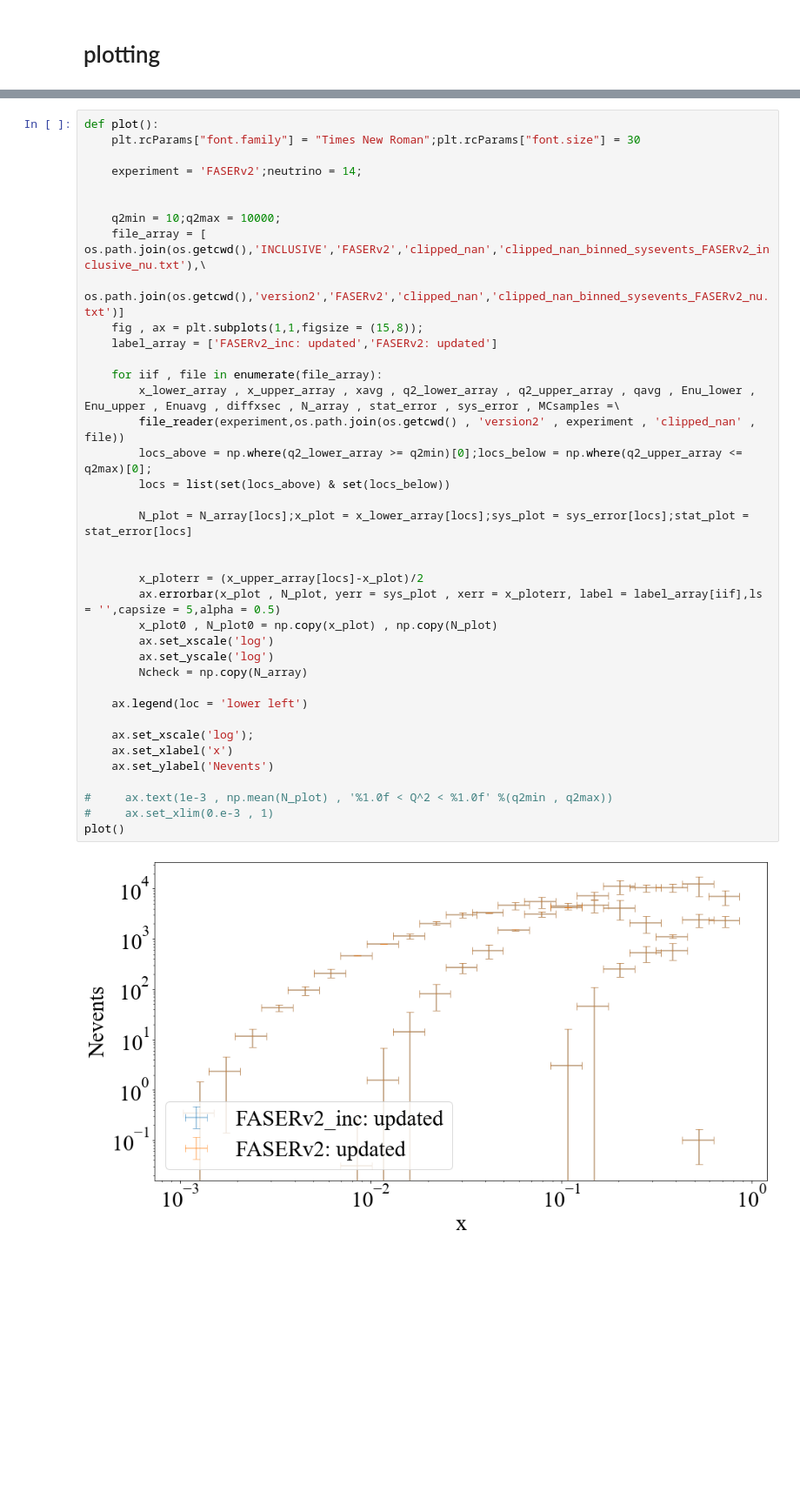
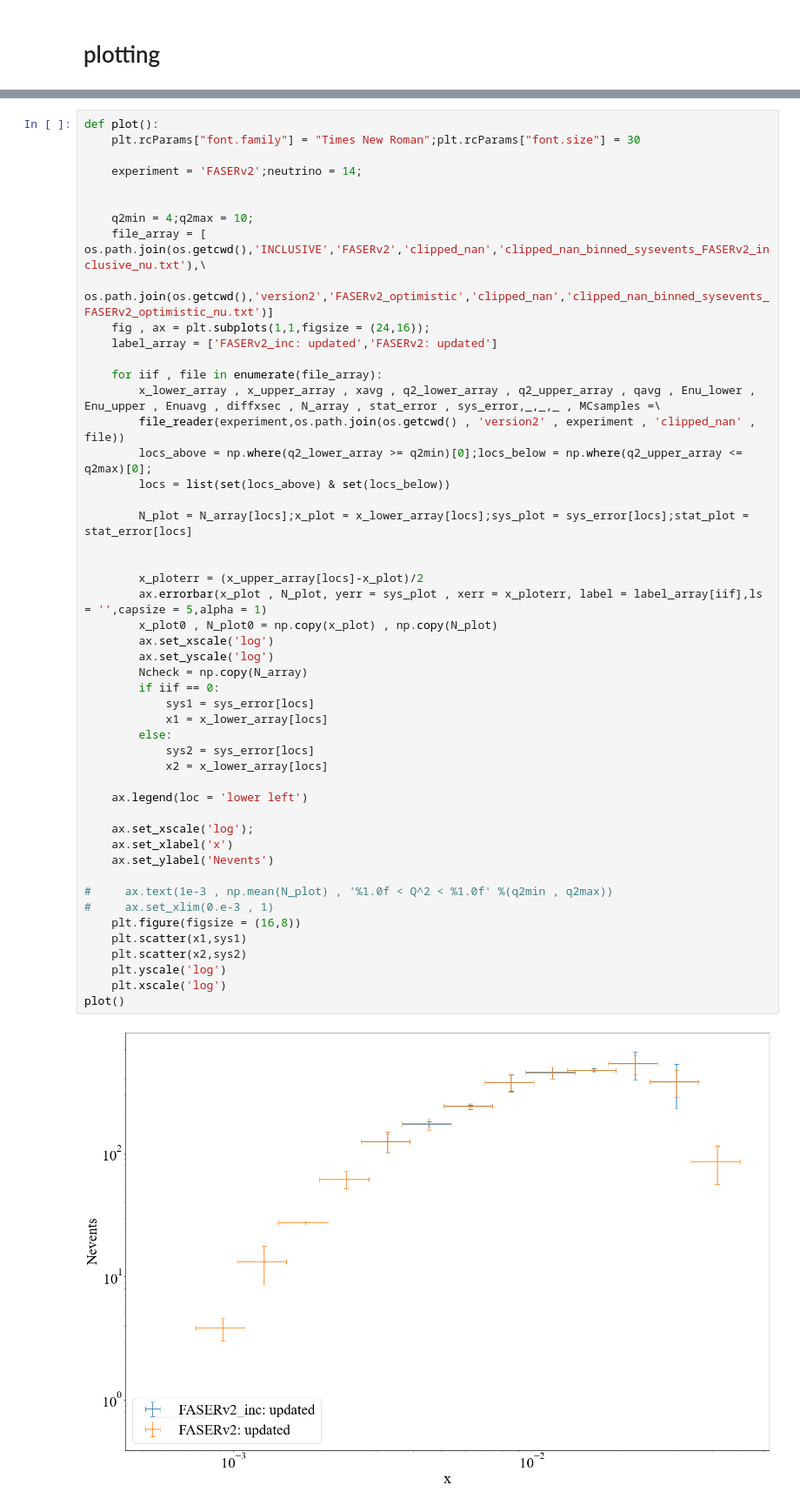
Before and after one commit to LHCfitNikhef/FPF-WG1, a Jupyter notebook: results/PDFs_FPF_INCLUSIVE.ipynb, the cells around one changed output, grey strips where cells are left out. Shown at 87% size. Cells and saved outputs as stored; diff of their text form; blank space fills up the shorter version.

```diff
--- a/results/PDFs_FPF_INCLUSIVE.ipynb
+++ b/results/PDFs_FPF_INCLUSIVE.ipynb
@@ -1060,36 +1232,47 @@ def plot():
     experiment = 'FASERv2';neutrino = 14;
 
 
-    q2min = 10;q2max = 10000;
+    q2min = 4;q2max = 10;
     file_array = [ os.path.join(os.getcwd(),'INCLUSIVE','FASERv2','clipped_nan','clipped_nan_binned_sysevents_FASERv2_inclusive_nu.txt'),\
-                os.path.join(os.getcwd(),'version2','FASERv2','clipped_nan','clipped_nan_binned_sysevents_FASERv2_nu.txt')]
-    fig , ax = plt.subplots(1,1,figsize = (15,8));
+                os.path.join(os.getcwd(),'version2','FASERv2_optimistic','clipped_nan','clipped_nan_binned_sysevents_FASERv2_optimistic_nu.txt')]
+    fig , ax = plt.subplots(1,1,figsize = (24,16));
     label_array = ['FASERv2_inc: updated','FASERv2: updated']
 
     for iif , file in enumerate(file_array):
-        x_lower_array , x_upper_array , xavg , q2_lower_array , q2_upper_array , qavg , Enu_lower , Enu_upper , Enuavg , diffxsec , N_array , stat_error , sys_error , MCsamples =\
+        x_lower_array , x_upper_array , xavg , q2_lower_array , q2_upper_array , qavg , Enu_lower , Enu_upper , Enuavg , diffxsec , N_array , stat_error , sys_error,_,_,_ , MCsamples =\
         file_reader(experiment,os.path.join(os.getcwd() , 'version2' , experiment , 'clipped_nan' , file))
         locs_above = np.where(q2_lower_array >= q2min)[0];locs_below = np.where(q2_upper_array <= q2max)[0];
         locs = list(set(locs_above) & set(locs_below))
 
         N_plot = N_array[locs];x_plot = x_lower_array[locs];sys_plot = sys_error[locs];stat_plot = stat_error[locs]
 
 
         x_ploterr = (x_upper_array[locs]-x_plot)/2
-        ax.errorbar(x_plot , N_plot, yerr = sys_plot , xerr = x_ploterr, label = label_array[iif],ls = '',capsize = 5,alpha = 0.5)
+        ax.errorbar(x_plot , N_plot, yerr = sys_plot , xerr = x_ploterr, label = label_array[iif],ls = '',capsize = 5,alpha = 1)
         x_plot0 , N_plot0 = np.copy(x_plot) , np.copy(N_plot)
         ax.set_xscale('log')
         ax.set_yscale('log')
         Ncheck = np.copy(N_array)
+        if iif == 0:
+            sys1 = sys_error[locs]
+            x1 = x_lower_array[locs]
+        else:
+            sys2 = sys_error[locs]
+            x2 = x_lower_array[locs]
 
     ax.legend(loc = 'lower left')
 
     ax.set_xscale('log');
     ax.set_xlabel('x')
     ax.set_ylabel('Nevents')
 
 #     ax.text(1e-3 , np.mean(N_plot) , '%1.0f < Q^2 < %1.0f' %(q2min , q2max))
 #     ax.set_xlim(0.e-3 , 1)
+    plt.figure(figsize = (16,8))
+    plt.scatter(x1,sys1)
+    plt.scatter(x2,sys2)
+    plt.yscale('log')
+    plt.xscale('log')
 plot()
 # %% [output]
-[figure, old version]
+[figure, new version]
```
Also changed, not shown: parts of 28 cells of this notebook, 57 other files.
